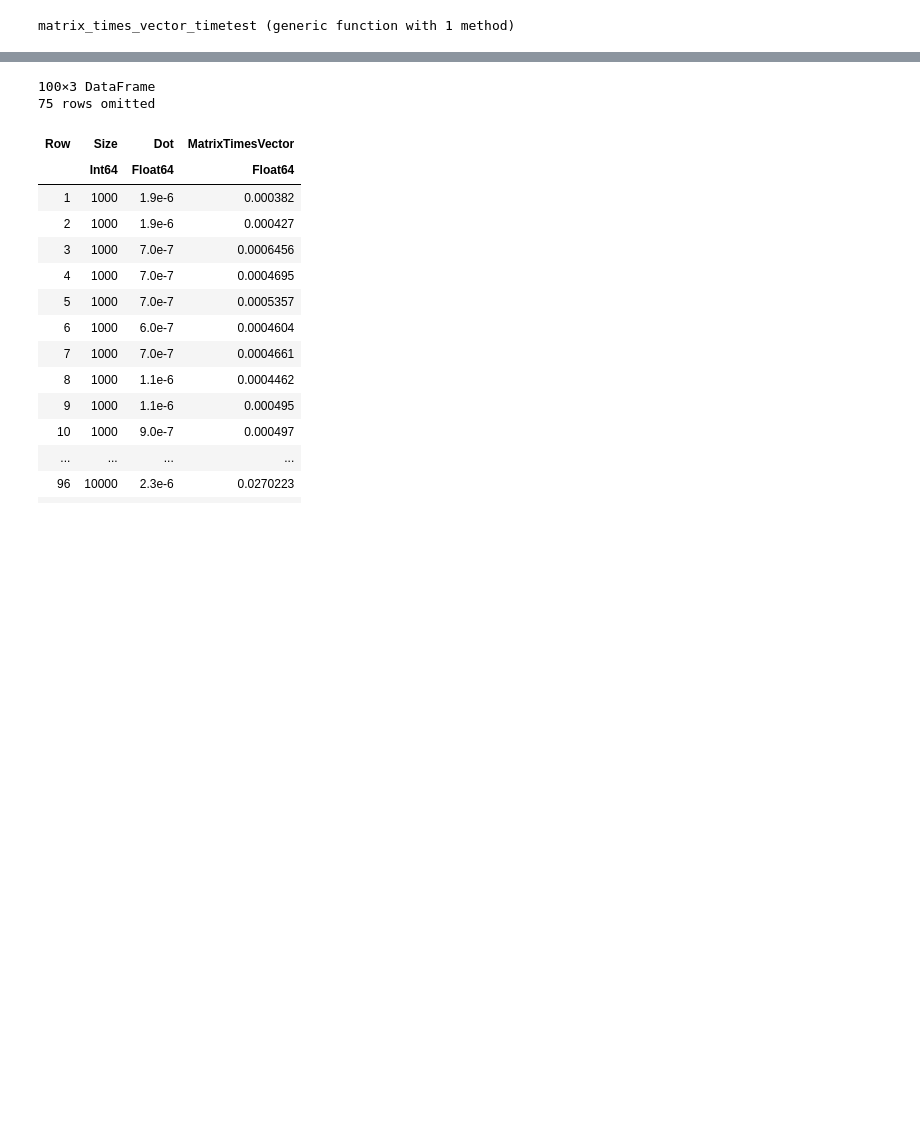
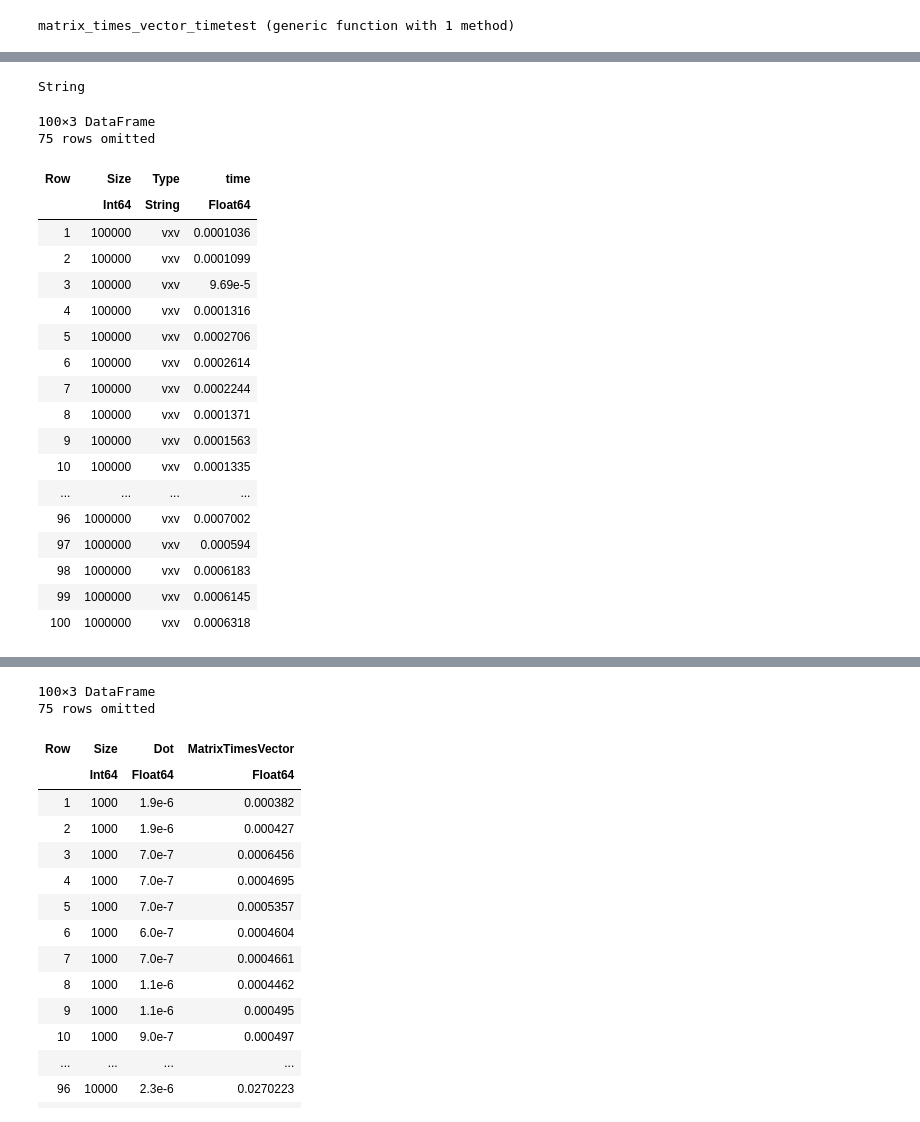
Before and after one commit to wiktorwozny/computational-methods-course, a Jupyter notebook: lab1/Mownit_Lab1_homework.ipynb, the cells around one changed output, grey strips where cells are left out. Saved outputs shown, nothing was run; the diff lists cells and outputs as text; code cells hidden in the pictures; blank space fills up the shorter version.

```diff
--- a/lab1/Mownit_Lab1_homework.ipynb
+++ b/lab1/Mownit_Lab1_homework.ipynb
@@ -87,3 +87,40 @@ matrix_times_vector_timetest(1000)
 # import Pkg
 # Pkg.add("DataFrames")
 using DataFrames
+# %%
+asd = "asd"
+typeof(asd)
+# %% [output]
+String
+# %%
+df3 = DataFrame(Size=Int[], Type=String[], time=Float64[])
+
+for size = 100000:100000:1000000
+    for i = 1:10
+        time = dot_func_timetest(size)
+        push!(df3, (size, "vxv", time))
+    end
+end
+
+df3
+# %% [output]
+100×3 DataFrame
+75 rows omitted
+| Row | Size | Type | time |
+|  | Int64 | String | Float64 |
+| 1 | 100000 | vxv | 0.0001036 |
+| 2 | 100000 | vxv | 0.0001099 |
+| 3 | 100000 | vxv | 9.69e-5 |
+| 4 | 100000 | vxv | 0.0001316 |
+| 5 | 100000 | vxv | 0.0002706 |
+| 6 | 100000 | vxv | 0.0002614 |
+| 7 | 100000 | vxv | 0.0002244 |
+| 8 | 100000 | vxv | 0.0001371 |
+| 9 | 100000 | vxv | 0.0001563 |
+| 10 | 100000 | vxv | 0.0001335 |
+| ... | ... | ... | ... |
+| 96 | 1000000 | vxv | 0.0007002 |
+| 97 | 1000000 | vxv | 0.000594 |
+| 98 | 1000000 | vxv | 0.0006183 |
+| 99 | 1000000 | vxv | 0.0006145 |
+| 100 | 1000000 | vxv | 0.0006318 |
```
Also changed, not shown: parts of 5 cells of this notebook, 8 other files.
